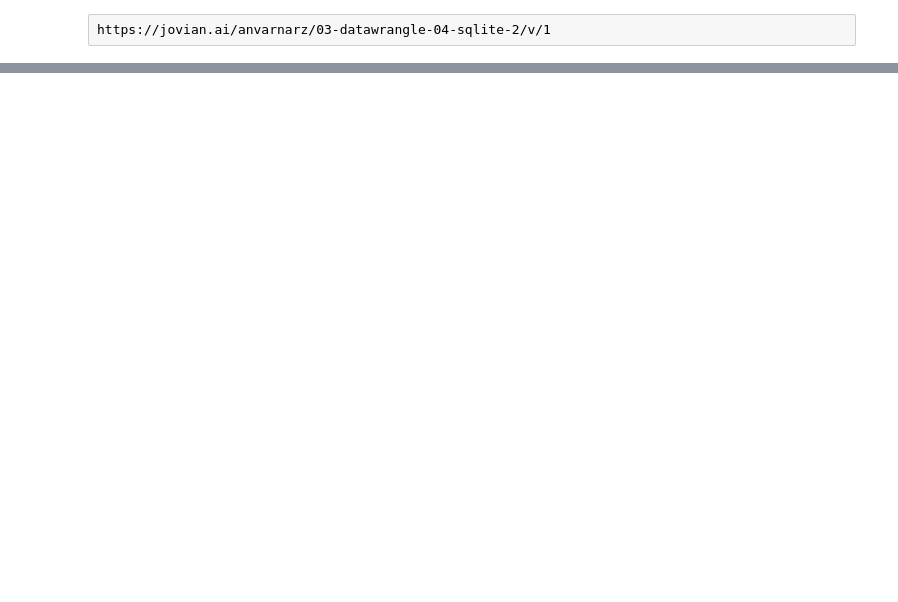
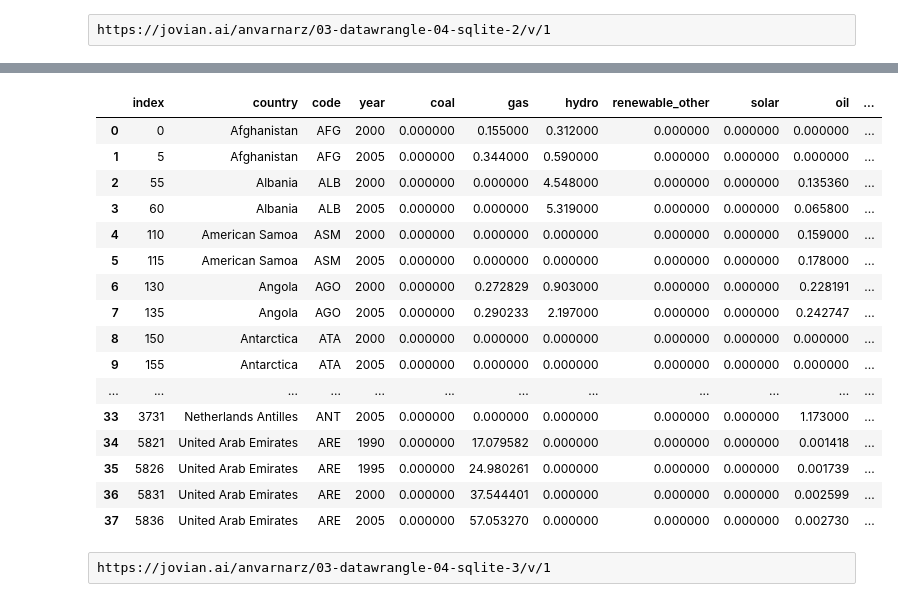
Before and after one commit to ulubeykhuja/mohir_dev_lessons, a Jupyter notebook: 4-sql.ipynb, the cells around one changed output, grey strips where cells are left out. Saved outputs shown, nothing was run; the diff lists cells and outputs as text; code cells hidden in the pictures; blank space fills up the shorter version.

```diff
--- a/4-sql.ipynb
+++ b/4-sql.ipynb
@@ -474,0 +497,23 @@ https://jovian.ai/anvarnarz/03-datawrangle-04-sqlite-2/v/1
+# %%
+query = "SELECT * FROM elect WHERE code LIKE 'A__' AND year IN (1990,1995,2000,2005)"
+pd.read_sql(query, db)
+# %% [output]
+|  | index | country | code | year | coal | gas | hydro | renewable_other | solar | oil | ... |
+| 0 | 0 | Afghanistan | AFG | 2000 | 0.000000 | 0.155000 | 0.312000 | 0.000000 | 0.000000 | 0.000000 | ... |
+| 1 | 5 | Afghanistan | AFG | 2005 | 0.000000 | 0.344000 | 0.590000 | 0.000000 | 0.000000 | 0.000000 | ... |
+| 2 | 55 | Albania | ALB | 2000 | 0.000000 | 0.000000 | 4.548000 | 0.000000 | 0.000000 | 0.135360 | ... |
+| 3 | 60 | Albania | ALB | 2005 | 0.000000 | 0.000000 | 5.319000 | 0.000000 | 0.000000 | 0.065800 | ... |
+| 4 | 110 | American Samoa | ASM | 2000 | 0.000000 | 0.000000 | 0.000000 | 0.000000 | 0.000000 | 0.159000 | ... |
+| 5 | 115 | American Samoa | ASM | 2005 | 0.000000 | 0.000000 | 0.000000 | 0.000000 | 0.000000 | 0.178000 | ... |
+| 6 | 130 | Angola | AGO | 2000 | 0.000000 | 0.272829 | 0.903000 | 0.000000 | 0.000000 | 0.228191 | ... |
+| 7 | 135 | Angola | AGO | 2005 | 0.000000 | 0.290233 | 2.197000 | 0.000000 | 0.000000 | 0.242747 | ... |
+| 8 | 150 | Antarctica | ATA | 2000 | 0.000000 | 0.000000 | 0.000000 | 0.000000 | 0.000000 | 0.000000 | ... |
+| 9 | 155 | Antarctica | ATA | 2005 | 0.000000 | 0.000000 | 0.000000 | 0.000000 | 0.000000 | 0.000000 | ... |
+| ... | ... | ... | ... | ... | ... | ... | ... | ... | ... | ... | ... |
+| 33 | 3731 | Netherlands Antilles | ANT | 2005 | 0.000000 | 0.000000 | 0.000000 | 0.000000 | 0.000000 | 1.173000 | ... |
+| 34 | 5821 | United Arab Emirates | ARE | 1990 | 0.000000 | 17.079582 | 0.000000 | 0.000000 | 0.000000 | 0.001418 | ... |
+| 35 | 5826 | United Arab Emirates | ARE | 1995 | 0.000000 | 24.980261 | 0.000000 | 0.000000 | 0.000000 | 0.001739 | ... |
+| 36 | 5831 | United Arab Emirates | ARE | 2000 | 0.000000 | 37.544401 | 0.000000 | 0.000000 | 0.000000 | 0.002599 | ... |
+| 37 | 5836 | United Arab Emirates | ARE | 2005 | 0.000000 | 57.053270 | 0.000000 | 0.000000 | 0.000000 | 0.002730 | ... |
+# %% [raw]
+https://jovian.ai/anvarnarz/03-datawrangle-04-sqlite-3/v/1
```
Also changed, not shown: parts of 33 cells of this notebook, 2 other files.
